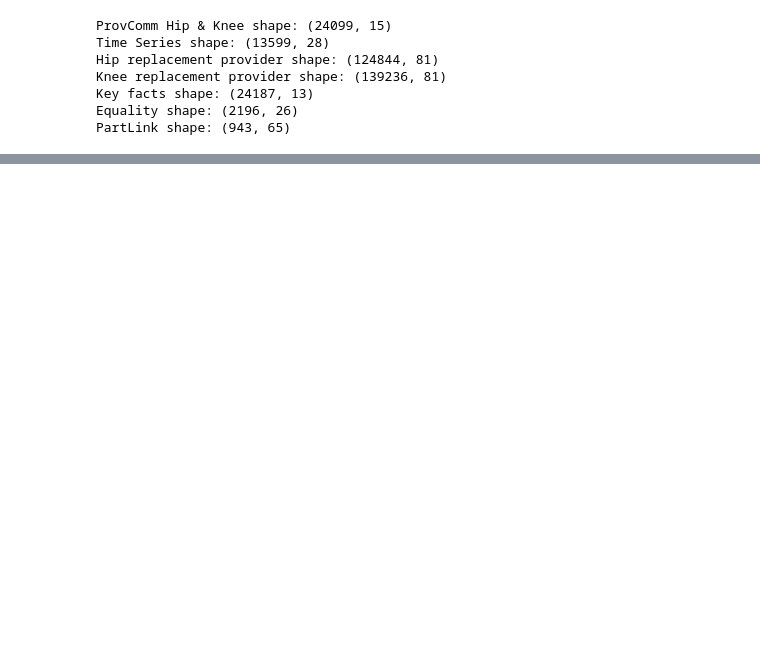
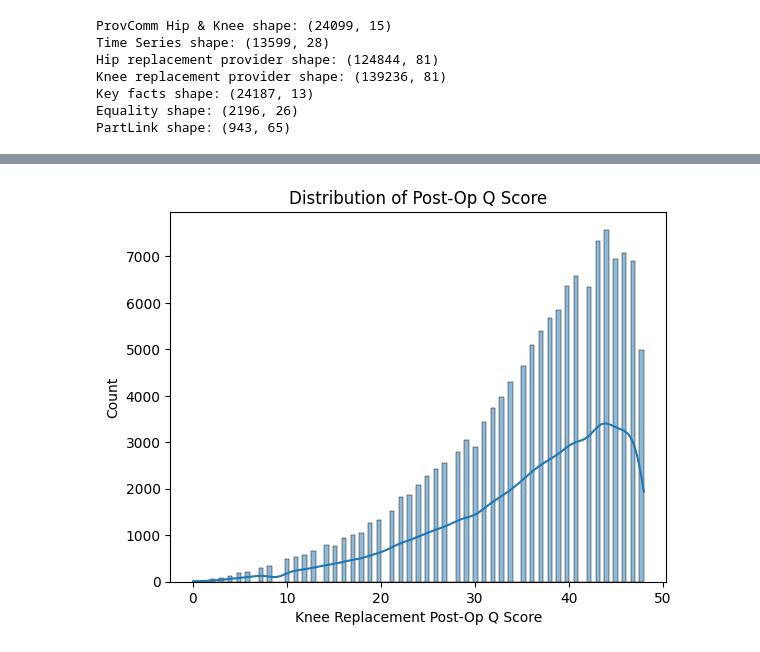
Before and after one commit to LALITAMITTAL18/EAISI-NHS, a Jupyter notebook: data/UnderstandingData/Gino.ipynb, the cells around one changed output, grey strips where cells are left out. Cells and saved outputs as stored; diff of their text form; code cells hidden in the pictures; blank space fills up the shorter version.

```diff
--- a/data/UnderstandingData/Gino.ipynb
+++ b/data/UnderstandingData/Gino.ipynb
@@ -271,0 +273,4 @@ np.float64(1.0)
+# %%
+# Replace actual missing values with NA
+
+df_Tbl_Knee_Replacement_Provider_cleaned = df_Tbl_Knee_Replacement_Provider_Columns.replace(9, pd.NA).replace("*", pd.NA)
@@ -271,0 +348,2 @@ np.float64(1.0)
+# %%
+df = df_Tbl_Knee_Replacement_Provider_cleaned.copy()
@@ -271,0 +358,19 @@ np.float64(1.0)
+# %%
+outcome = "Knee Replacement Post-Op Q Score"
+
+informative_missing = []
+
+for col in df.columns:
+    if df[col].isna().any():
+        temp = df.copy()
+        temp["missing_flag"] = temp[col].isna().astype(int)
+        means = temp.groupby("missing_flag")[outcome].mean()
+
+        informative_missing.append({
+            "variable": col,
+            "mean_outcome_missing": means.get(1, None),
+            "mean_outcome_present": means.get(0, None),
+            "difference": means.get(1, None) - means.get(0, None)
+        })
+
+pd.DataFrame(informative_missing).sort_values("difference")
@@ -271,0 +395,8 @@ np.float64(1.0)
+# %%
+df[outcome].describe()
+
+sns.histplot(df[outcome], kde=True)
+plt.title("Distribution of Post-Op Q Score")
+plt.show()
+# %% [output]
+[figure, added]
```
Also changed, not shown: parts of 41 cells of this notebook.
